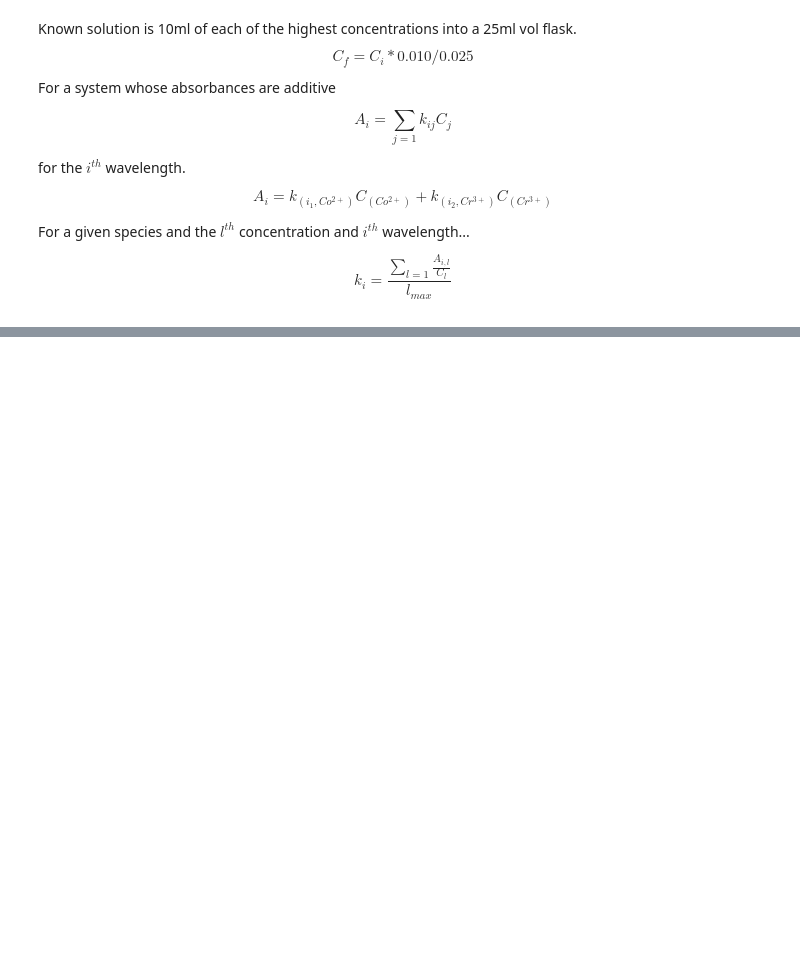
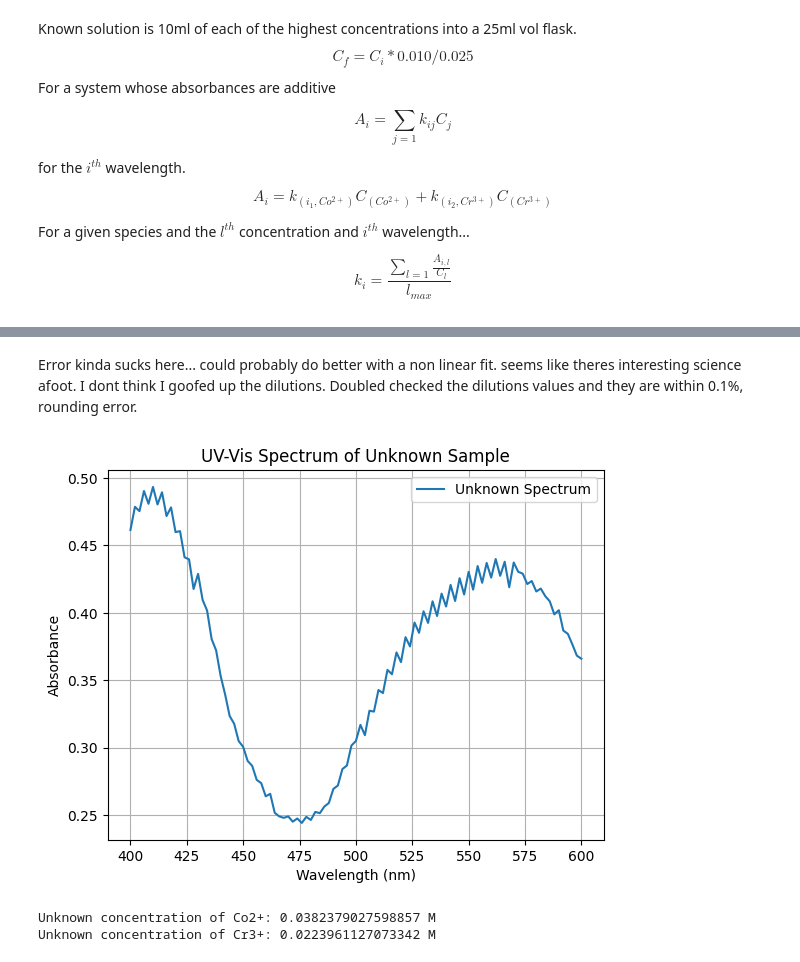
Before and after one commit to hwcopeland/jupyter_chemistry, a Jupyter notebook: UV_VIS_spectroscopy_lab.ipynb, the cells around one changed output, grey strips where cells are left out. Drawn from its saved outputs; the diff is of its cells as text; code cells hidden in the pictures; blank space fills up the shorter version.

```diff
--- a/UV_VIS_spectroscopy_lab.ipynb
+++ b/UV_VIS_spectroscopy_lab.ipynb
@@ -177,6 +179,7 @@ Data Ingress and Processing
 --------
 # %%
 import re
+import os
 
 def parse_filename(filename):
     """Extract ion and molarity from filenames like 'cr3+0.05M.asc'."""
@@ -233,7 +236,7 @@ def process_folder(folder_path):
     return ion_data
 
 # Example usage (replace with your folder path)
-folder_path = "/content/UV-VIS spectral data"  # Replace with your folder path
+folder_path = "/content/drive/MyDrive/Colab Notebooks/uv-vis analytical"  # Replace with your folder path
 ion_data = process_folder(folder_path)
 
 # Display each ion's DataFrame
@@ -409,0 +379,52 @@ Then clean up and ship it
+# %% [markdown]
+Error kinda sucks here... could probably do better with a non linear fit. seems like theres interesting science afoot. I dont think I goofed up the dilutions.
+Doubled checked the dilutions values and they are within 0.1%, rounding error.
+# %%
+import numpy as np
+import matplotlib.pyplot as plt
+from sympy import symbols, Eq, solve
+
+# Load unknown UV-Vis data
+unknown = np.loadtxt("/content/drive/MyDrive/Colab Notebooks/uv-vis analytical/unknown115-cr3+co2+.asc")
+
+# Extract wavelength and absorbance
+wave = unknown[:, 0]
+absorb = unknown[:, 1]
+
+# Plot raw UV-Vis spectrum
+plt.figure()
+plt.plot(wave, absorb, label='Unknown Spectrum')
+plt.xlabel('Wavelength (nm)')
+plt.ylabel('Absorbance')
+plt.title('UV-Vis Spectrum of Unknown Sample')
+plt.legend()
+plt.grid(True)
+plt.show()
+
+# System of equations:
+# A1 = k11*C1 + k12*C2
+# A2 = k21*C1 + k22*C2
+
+# Known absorbances at 510 and 576 nm
+A1 = absorb[np.argmin(np.abs(wave - 510))]
+A2 = absorb[np.argmin(np.abs(wave - 576))]
+
+# Example extinction coefficients (replace these with known values)
+
+# Define variables
+C1, C2 = symbols('C1 C2')
+
+# Set up equations
+eq1 = Eq(k_11*C1 + k_12*C2, A1)
+eq2 = Eq(k_21*C1 + k_22*C2, A2)
+
+# Solve system of equations
+solution = solve((eq1, eq2), (C1, C2))
+C1_value, C2_value = solution[C1], solution[C2]
+
+print("Unknown concentration of Co2+:",C1_value,"M")
+print("Unknown concentration of Cr3+:",C2_value,"M")
+# %% [output]
+[figure, added]
+Unknown concentration of Co2+: 0.0382379027598857 M
+Unknown concentration of Cr3+: 0.0223961127073342 M
```
Also changed, not shown: parts of 6 cells of this notebook.
